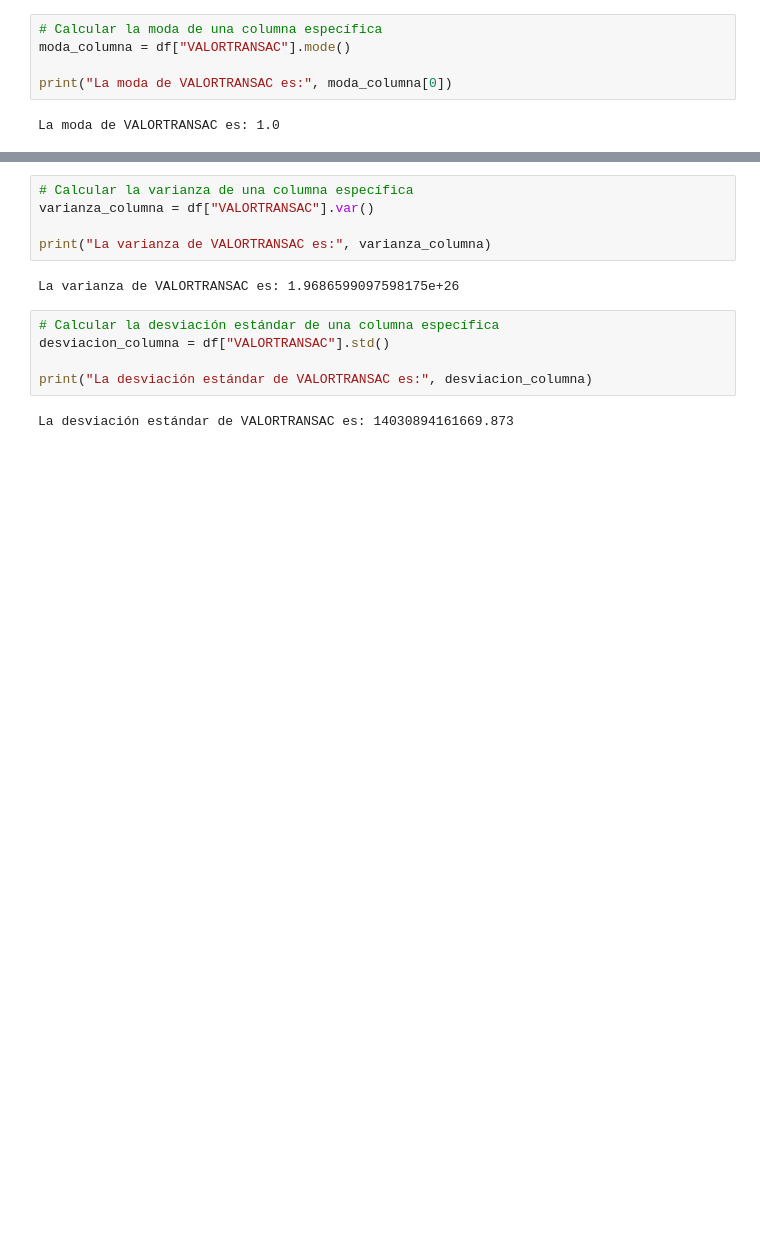
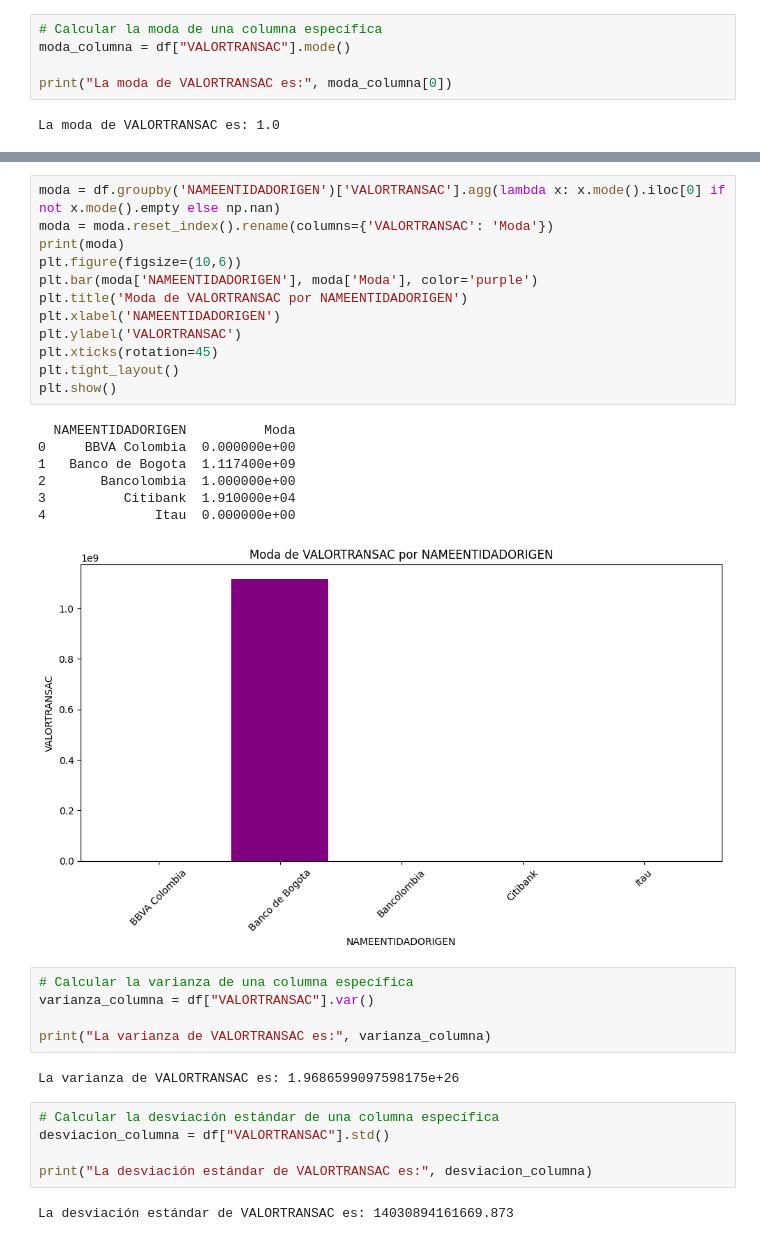
Before and after one commit to oerv13/Ibero, a Jupyter notebook: Algoritmos.ipynb, the cells around one changed output, grey strips where cells are left out. Drawn from its saved outputs; the diff is of its cells as text; blank space fills up the shorter version.

```diff
--- a/Algoritmos.ipynb
+++ b/Algoritmos.ipynb
@@ -141,3 +189,23 @@ La moda de VALORTRANSAC es: 1.0
+# %%
+moda = df.groupby('NAMEENTIDADORIGEN')['VALORTRANSAC'].agg(lambda x: x.mode().iloc[0] if not x.mode().empty else np.nan)
+moda = moda.reset_index().rename(columns={'VALORTRANSAC': 'Moda'})
+print(moda)
+plt.figure(figsize=(10,6))
+plt.bar(moda['NAMEENTIDADORIGEN'], moda['Moda'], color='purple')
+plt.title('Moda de VALORTRANSAC por NAMEENTIDADORIGEN')
+plt.xlabel('NAMEENTIDADORIGEN')
+plt.ylabel('VALORTRANSAC')
+plt.xticks(rotation=45)
+plt.tight_layout()
+plt.show()
+# %% [output]
+  NAMEENTIDADORIGEN          Moda
+0     BBVA Colombia  0.000000e+00
+1   Banco de Bogota  1.117400e+09
+2       Bancolombia  1.000000e+00
+3          Citibank  1.910000e+04
+4              Itau  0.000000e+00
+[figure, added]
 # %%
 # Calcular la varianza de una columna específica
 varianza_columna = df["VALORTRANSAC"].var()
```
Also changed, not shown: parts of 28 cells of this notebook.
